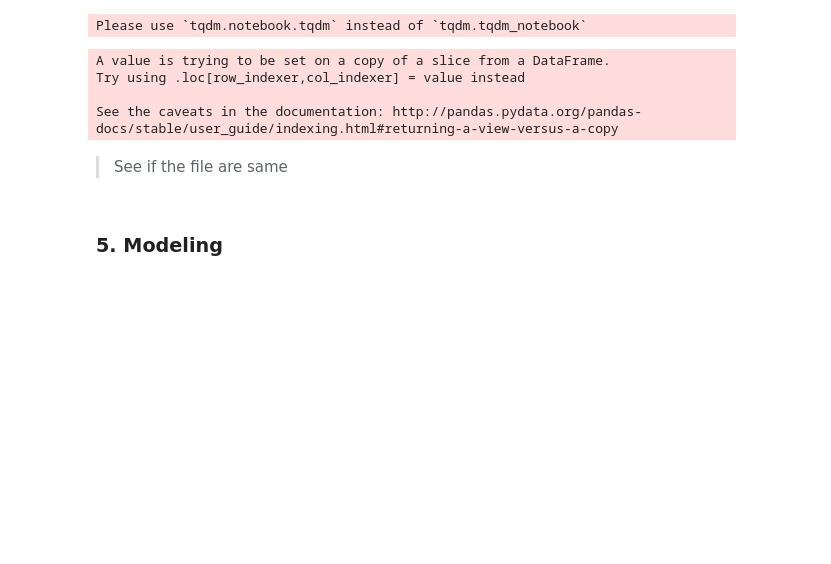
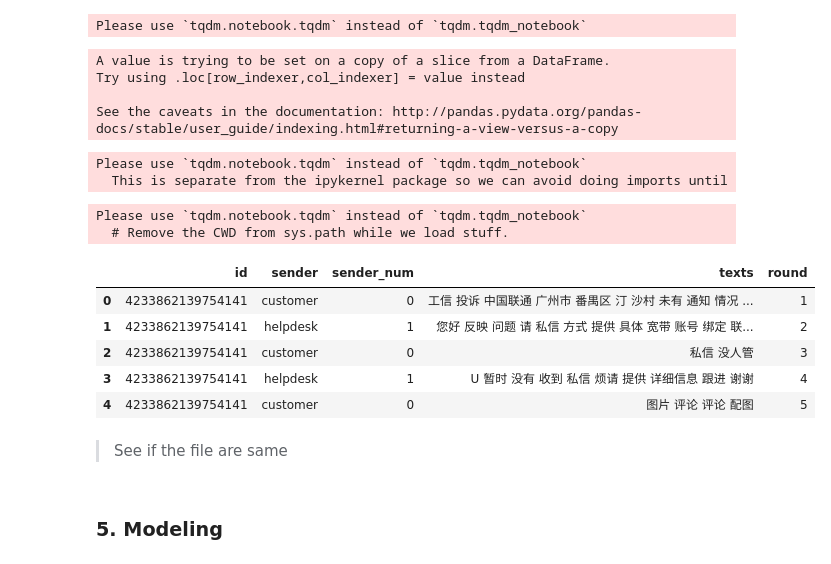
Before and after one commit to Weber12321/ntcir15, a Jupyter notebook: NTCIR-15 DialEval model note.ipynb, the cells around one changed output. Saved outputs shown, nothing was run; the diff lists cells and outputs as text; code cells hidden in the pictures; blank space fills up the shorter version.

```diff
--- a/NTCIR-15 DialEval model note.ipynb
+++ b/NTCIR-15 DialEval model note.ipynb
@@ -253,6 +342,24 @@ A value is trying to be set on a copy of a slice from a DataFrame.
 Try using .loc[row_indexer,col_indexer] = value instead
 
 See the caveats in the documentation: http://pandas.pydata.org/pandas-docs/stable/user_guide/indexing.html#returning-a-view-versus-a-copy
+# %%
+test = test_preprocess(r'test_cn.json',
+                          'C:/Users/doudi/OneDrive/Documents/ntcir15/Dataset/New_DialEval-1',
+                         'C:/Users/doudi/OneDrive/Documents/ntcir15/Dataset/DialEval-1/cn_stopwords.txt')
+# %% [output]
+Please use `tqdm.notebook.tqdm` instead of `tqdm.tqdm_notebook`
+  This is separate from the ipykernel package so we can avoid doing imports until
+Please use `tqdm.notebook.tqdm` instead of `tqdm.tqdm_notebook`
+  # Remove the CWD from sys.path while we load stuff.
+# %%
+test.head()
+# %% [output]
+|  | id | sender | sender_num | texts | round |
+| 0 | 4233862139754141 | customer | 0 | 工信 投诉 中国联通 广州市 番禺区 汀 沙村 未有 通知 情况 ... | 1 |
+| 1 | 4233862139754141 | helpdesk | 1 | 您好 反映 问题 请 私信 方式 提供 具体 宽带 账号 绑定 联... | 2 |
+| 2 | 4233862139754141 | customer | 0 | 私信 没人管 | 3 |
+| 3 | 4233862139754141 | helpdesk | 1 | U 暂时 没有 收到 私信 烦请 提供 详细信息 跟进 谢谢 | 4 |
+| 4 | 4233862139754141 | customer | 0 | 图片 评论 评论 配图 | 5 |
 # %% [markdown]
 > See if the file are same
 # %%
```
Also changed, not shown: parts of 24 cells of this notebook, 8 other files.
